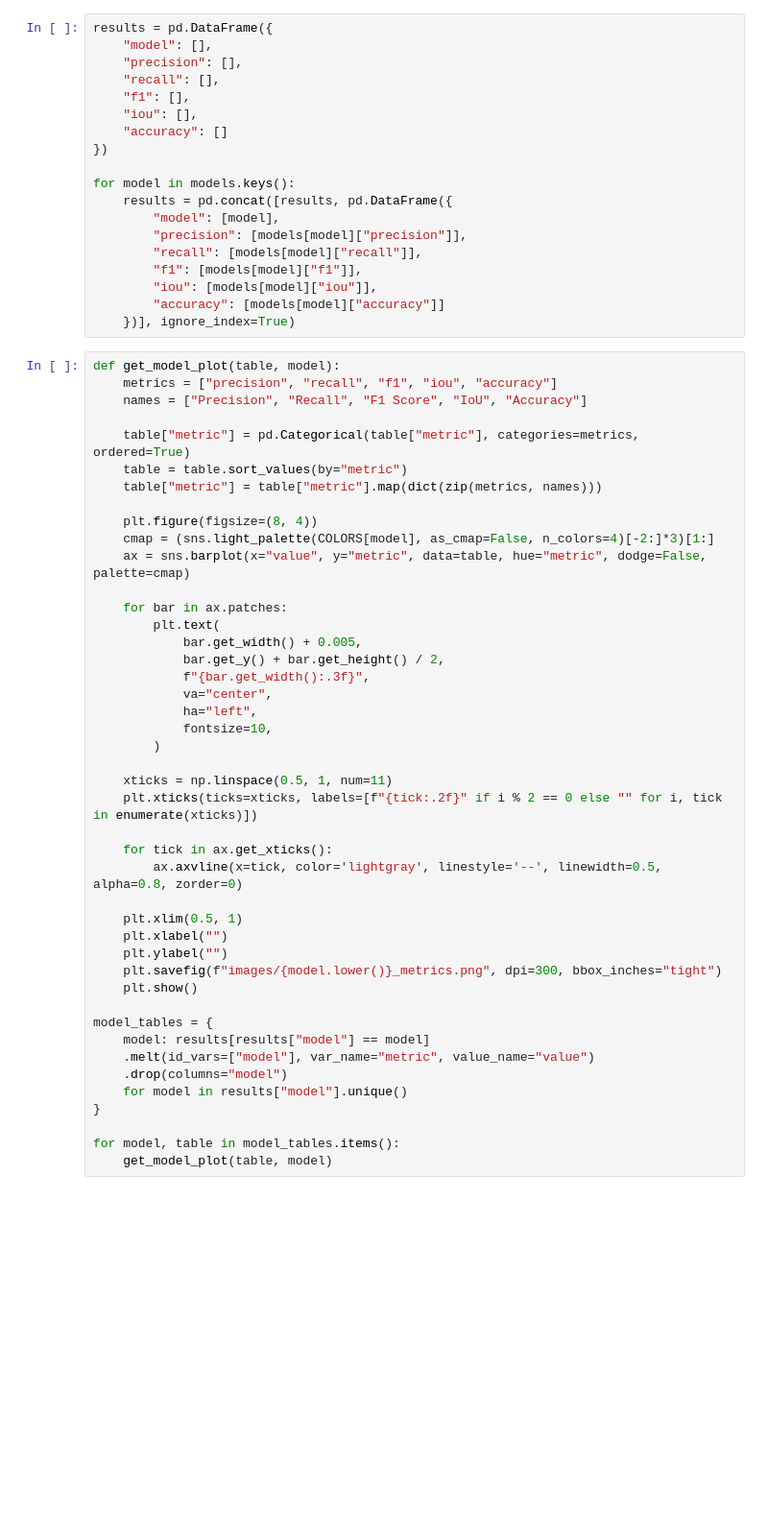
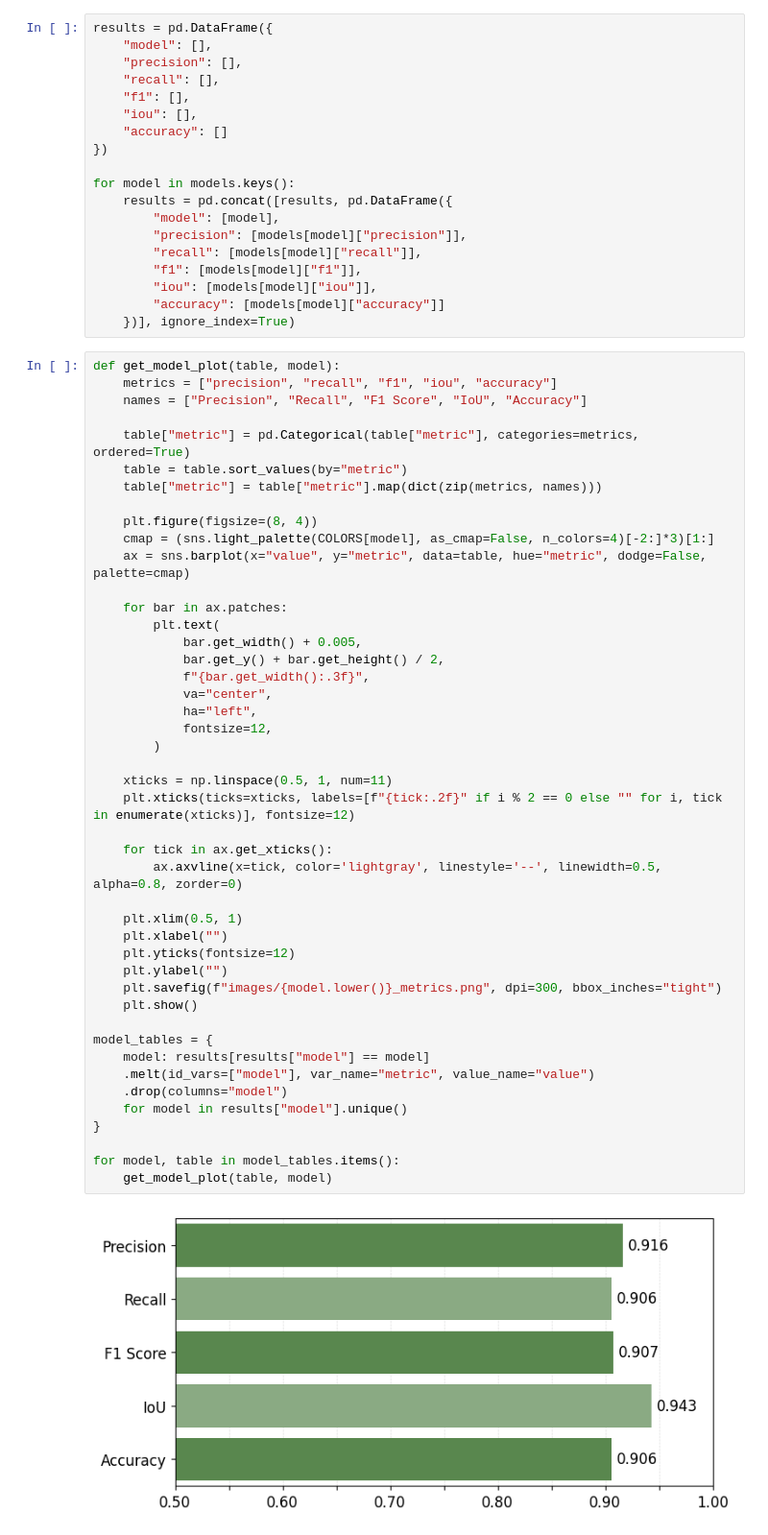
Before and after one commit to ziriraha/snieves-donana-benchmark, a Jupyter notebook: models/analysis/study.ipynb, the cells around one changed output. Shown at 96% size. Cells and saved outputs as stored; diff of their text form; blank space fills up the shorter version.

Commit message:
modified fontsize in images

```diff
--- a/models/analysis/study.ipynb
+++ b/models/analysis/study.ipynb
@@ -117,32 +117,35 @@ def get_model_plot(table, model):
 
     for bar in ax.patches:
         plt.text(
             bar.get_width() + 0.005,
             bar.get_y() + bar.get_height() / 2,
             f"{bar.get_width():.3f}",
             va="center",
             ha="left",
-            fontsize=10,
+            fontsize=12,
         )
 
     xticks = np.linspace(0.5, 1, num=11)
-    plt.xticks(ticks=xticks, labels=[f"{tick:.2f}" if i % 2 == 0 else "" for i, tick in enumerate(xticks)])
+    plt.xticks(ticks=xticks, labels=[f"{tick:.2f}" if i % 2 == 0 else "" for i, tick in enumerate(xticks)], fontsize=12)
 
     for tick in ax.get_xticks():
         ax.axvline(x=tick, color='lightgray', linestyle='--', linewidth=0.5, alpha=0.8, zorder=0)
 
     plt.xlim(0.5, 1)
     plt.xlabel("")
+    plt.yticks(fontsize=12)
     plt.ylabel("")
     plt.savefig(f"images/{model.lower()}_metrics.png", dpi=300, bbox_inches="tight")
     plt.show()
 
 model_tables = {
     model: results[results["model"] == model]
     .melt(id_vars=["model"], var_name="metric", value_name="value")
     .drop(columns="model")
     for model in results["model"].unique()
 }
 
 for model, table in model_tables.items():
     get_model_plot(table, model)
+# %% [output]
+[figure, added]
```
Also changed, not shown: parts of 5 cells of this notebook, 22 other files.
